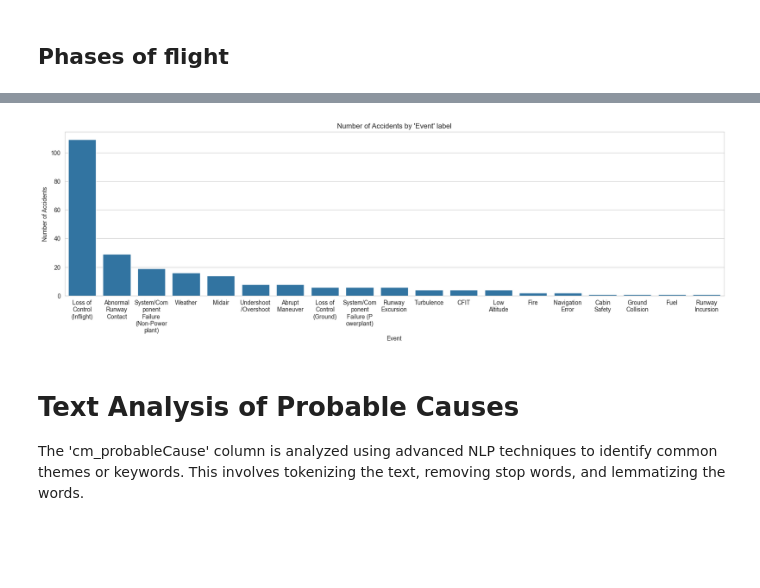
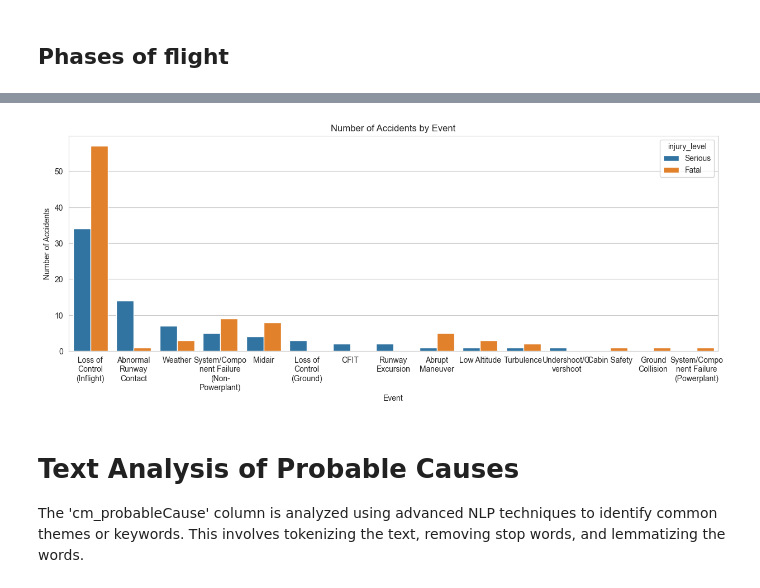
Before and after one commit to AlexCodeGlider/gliderAviationSafety, a Jupyter notebook: glider_aviation_safety.ipynb, the cells around one changed output, grey strips where cells are left out. Cells and saved outputs as stored; diff of their text form; code cells hidden in the pictures; blank space fills up the shorter version.

```diff
--- a/glider_aviation_safety.ipynb
+++ b/glider_aviation_safety.ipynb
@@ -339,7 +354,7 @@ extracted_data = []
 
 # Iterate through the data
 for entry in data:
-  if (entry['cm_highestInjury'] == 'None'):
+  if (entry['cm_highestInjury'] == 'None') or (entry['cm_highestInjury'] == 'Minor'):
     continue
   for key in entry.keys():
     # Check if 'vehicles' key exists
@@ -353,7 +368,8 @@ for entry in data:
                   for event in vehicle[vehicle_key]:
                     extracted_data.append({
                         'vehicle': vehicle,
-                        'event': event
+                        'event': event,
+                        'injury_level': entry['cm_highestInjury']
                     })
 
 # Flatten the JSON data
@@ -361,22 +377,25 @@ flattened_data = [flatten_json(d) for d in extracted_data]
 
 # Convert to a pandas DataFrame
 df_events = pd.DataFrame(flattened_data)
-events = pd.DataFrame(df_events['event_cicttEventSOEGroup'].value_counts())
-events.drop('Other', inplace=True) # Drop 'Other' as it's non-informative
+df_events_grouped = df_events.groupby(['injury_level', 'event_cicttEventSOEGroup']).size().reset_index(name='count')
 
-# Create a bar plot of the phases
-plt.figure(figsize=(20, 5))
-barplot = sns.barplot(x=events.index, y=events['count'])
-
-# Wrap the x-axis labels
-barplot.set_xticklabels([textwrap.fill(label.get_text(), 10) for label in barplot.get_xticklabels()], rotation=0)
-
-# Add title and labels to the plot
-plt.title("Number of Accidents by 'Event' label")
-plt.xlabel('Event')
-plt.ylabel('Number of Accidents')
-
-# Show the plot
-plt.show()
+df_events_grouped = df_events_grouped.loc[df_events_grouped['event_cicttEventSOEGroup'] != 'Other']
+df_events_grouped.sort_values(by=['injury_level', 'count'], ascending=False, inplace=True)
-# %% [output]
-[figure, removed]
+# %%
+# Create a bar plot of the phases of 'df_events_grouped'
+# Use the 'hue' argument to color the bars by 'injury_level'
+plt.figure(figsize=(15, 5))
+barplot = sns.barplot(x='event_cicttEventSOEGroup', y='count', hue='injury_level', data=df_events_grouped)
+
+# Wrap the x-axis labels
+barplot.set_xticklabels([textwrap.fill(label.get_text(), 12) for label in barplot.get_xticklabels()], rotation=0)
+
+# Add title and labels to the plot
+plt.title('Number of Accidents by Event')
+plt.xlabel('Event')
+plt.ylabel('Number of Accidents')
+
+# Show the plot
+plt.show()
+# %% [output]
+[figure, added]
```
Also changed, not shown: parts of 4 cells of this notebook, 1 other file.
